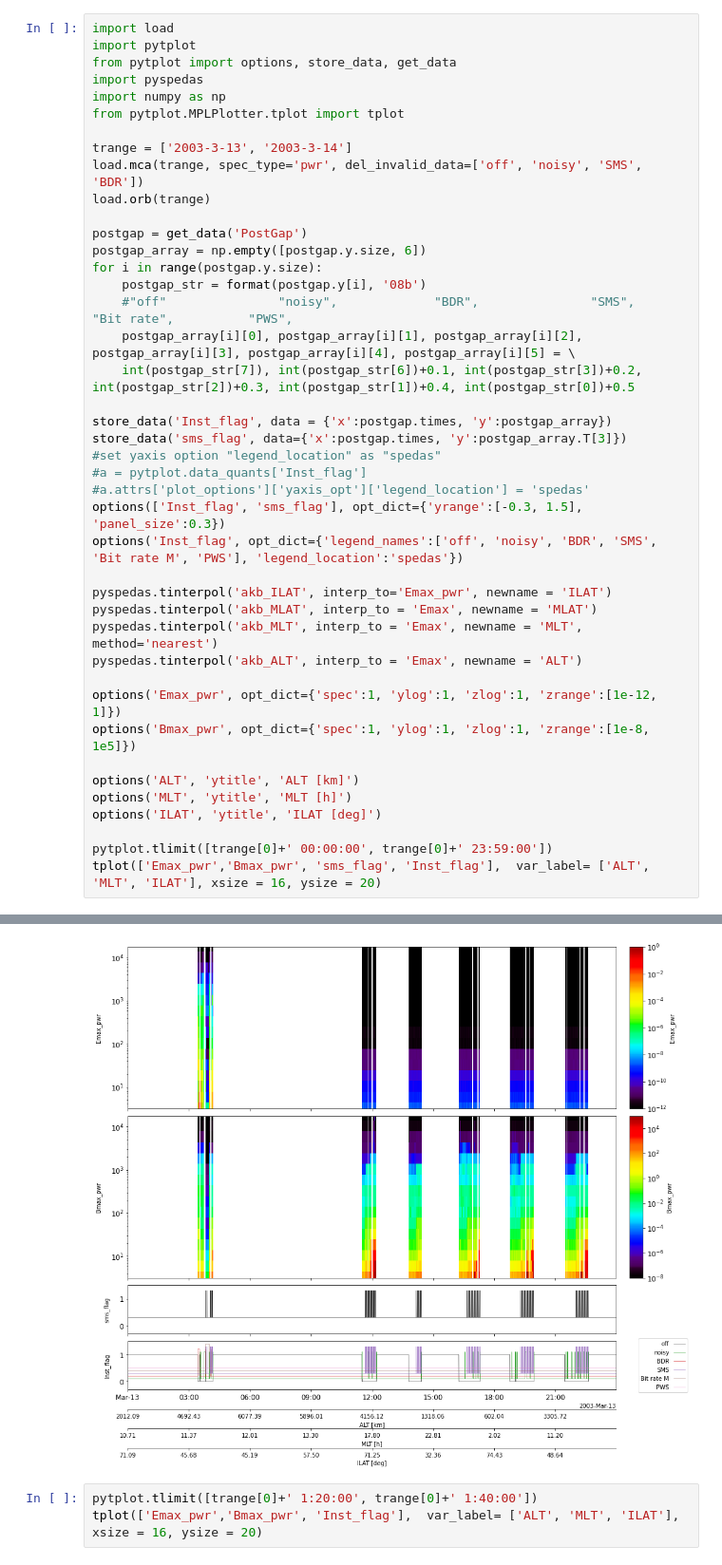
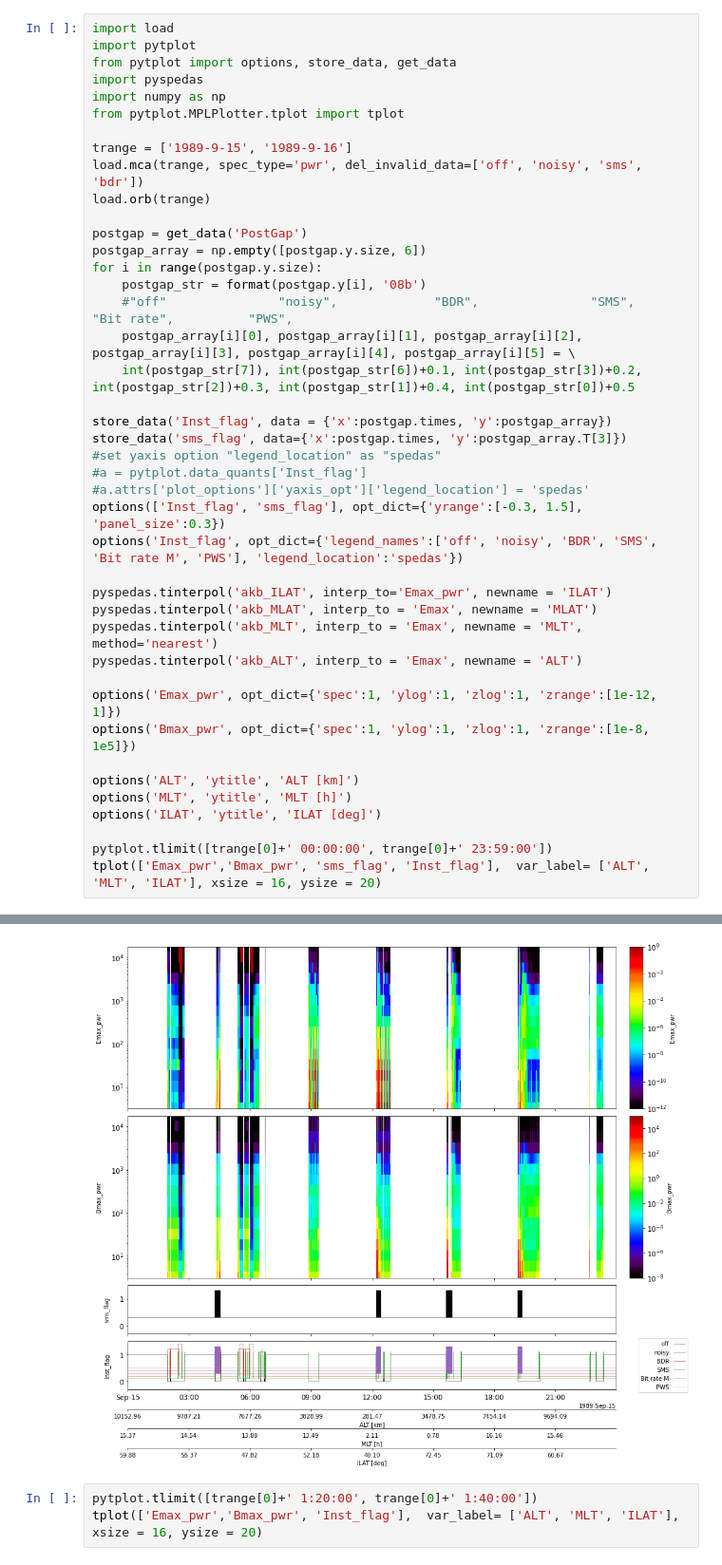
Before and after one commit to shuji-onosawa/Akebono_analysis_old, a Jupyter notebook: VLF_mca/Akebono_analysis.ipynb, the cells around one changed output, grey strips where cells are left out. Shown at 95% size. Saved outputs shown, nothing was run; the diff lists cells and outputs as text.

```diff
--- a/VLF_mca/Akebono_analysis.ipynb
+++ b/VLF_mca/Akebono_analysis.ipynb
@@ -6,8 +6,8 @@ import pyspedas
 import numpy as np
 from pytplot.MPLPlotter.tplot import tplot
 
-trange = ['2003-3-13', '2003-3-14']
-load.mca(trange, spec_type='pwr', del_invalid_data=['off', 'noisy', 'SMS', 'BDR'])
+trange = ['1989-9-15', '1989-9-16']
+load.mca(trange, spec_type='pwr', del_invalid_data=['off', 'noisy', 'sms', 'bdr'])
 load.orb(trange)
 
 postgap = get_data('PostGap')
@@ -18,34 +18,34 @@ for i in range(postgap.y.size):
     postgap_array[i][0], postgap_array[i][1], postgap_array[i][2], postgap_array[i][3], postgap_array[i][4], postgap_array[i][5] = \
     int(postgap_str[7]), int(postgap_str[6])+0.1, int(postgap_str[3])+0.2, int(postgap_str[2])+0.3, int(postgap_str[1])+0.4, int(postgap_str[0])+0.5
 
 store_data('Inst_flag', data = {'x':postgap.times, 'y':postgap_array})
 store_data('sms_flag', data={'x':postgap.times, 'y':postgap_array.T[3]})
 #set yaxis option "legend_location" as "spedas"
 #a = pytplot.data_quants['Inst_flag']
 #a.attrs['plot_options']['yaxis_opt']['legend_location'] = 'spedas'
 options(['Inst_flag', 'sms_flag'], opt_dict={'yrange':[-0.3, 1.5], 'panel_size':0.3})
 options('Inst_flag', opt_dict={'legend_names':['off', 'noisy', 'BDR', 'SMS', 'Bit rate M', 'PWS'], 'legend_location':'spedas'})
 
 pyspedas.tinterpol('akb_ILAT', interp_to='Emax_pwr', newname = 'ILAT')
 pyspedas.tinterpol('akb_MLAT', interp_to = 'Emax', newname = 'MLAT')
 pyspedas.tinterpol('akb_MLT', interp_to = 'Emax', newname = 'MLT', method='nearest')
 pyspedas.tinterpol('akb_ALT', interp_to = 'Emax', newname = 'ALT')
 
 options('Emax_pwr', opt_dict={'spec':1, 'ylog':1, 'zlog':1, 'zrange':[1e-12, 1]})
 options('Bmax_pwr', opt_dict={'spec':1, 'ylog':1, 'zlog':1, 'zrange':[1e-8, 1e5]})
 
 options('ALT', 'ytitle', 'ALT [km]')
 options('MLT', 'ytitle', 'MLT [h]')
 options('ILAT', 'ytitle', 'ILAT [deg]')
 
 pytplot.tlimit([trange[0]+' 00:00:00', trange[0]+' 23:59:00'])
 tplot(['Emax_pwr','Bmax_pwr', 'sms_flag', 'Inst_flag'],  var_label= ['ALT', 'MLT', 'ILAT'], xsize = 16, ysize = 20)
 # %% [output]
 tinterpol (linear) was applied to: ILAT
 tinterpol (linear) was applied to: MLAT
 tinterpol (nearest) was applied to: MLT
 tinterpol (linear) was applied to: ALT
-[figure, old version]
+[figure, new version]
 # %%
 pytplot.tlimit([trange[0]+' 1:20:00', trange[0]+' 1:40:00'])
 tplot(['Emax_pwr','Bmax_pwr', 'Inst_flag'],  var_label= ['ALT', 'MLT', 'ILAT'], xsize = 16, ysize = 20)
```
Also changed, not shown: parts of 1 cell of this notebook, 7 other files.
